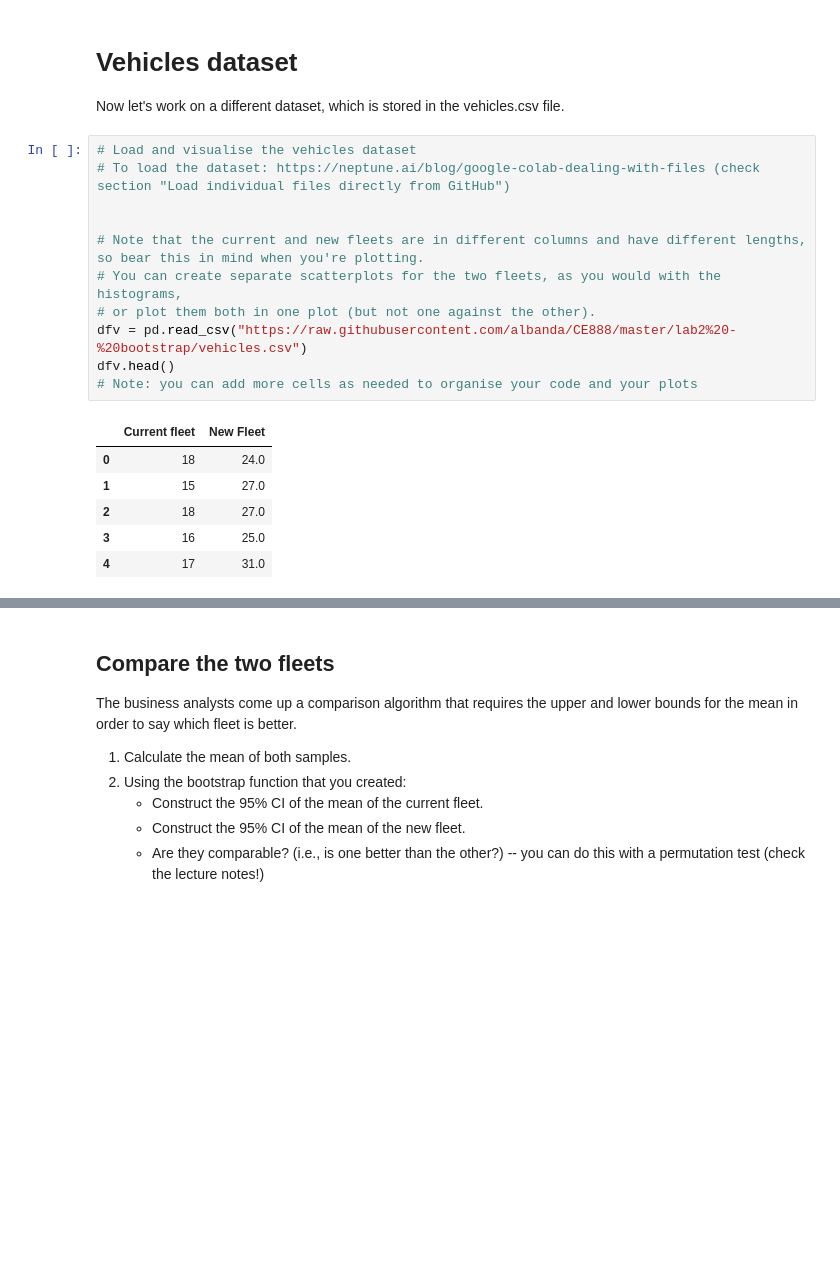
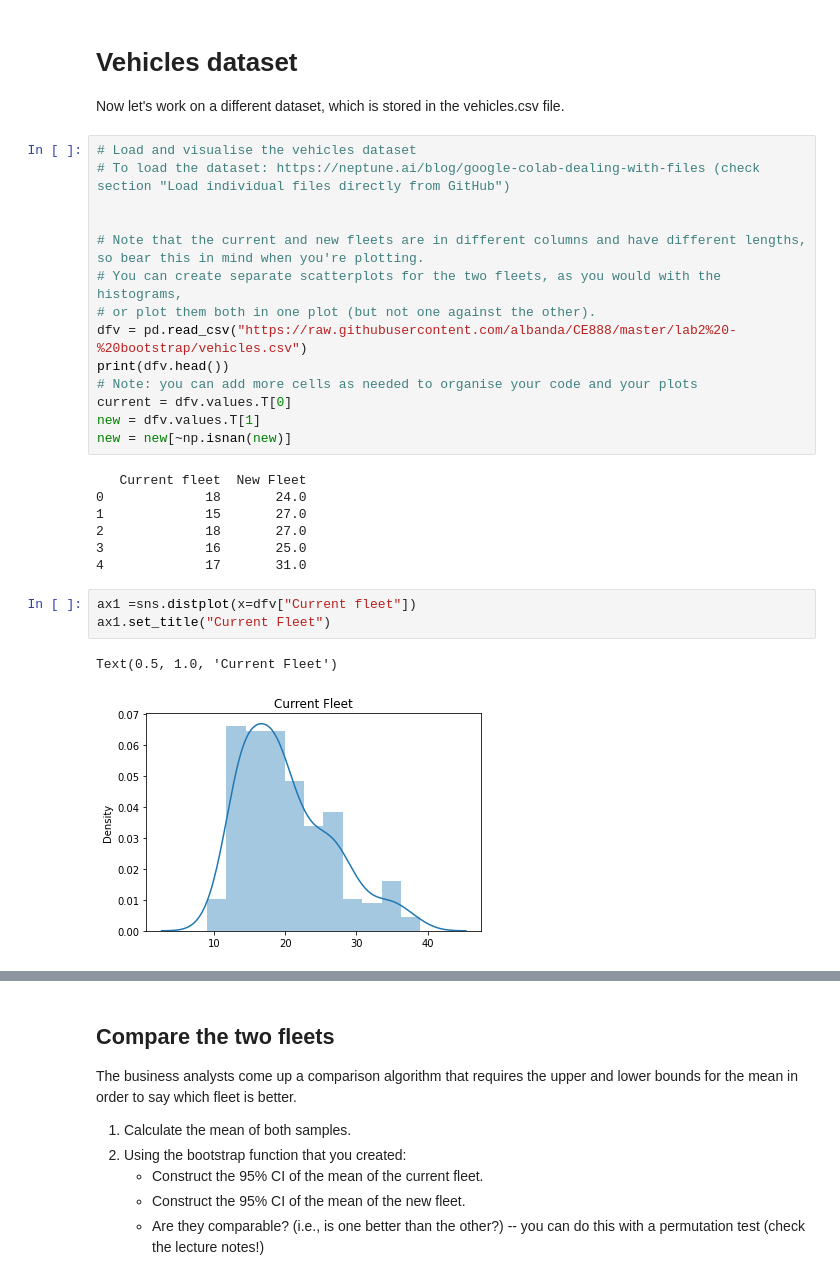
Before and after one commit to heerakesavan/CE888-Data-Science-and-Decision-making, a Jupyter notebook: Lab2/Lab_2_bootstrap_Heera.ipynb, the cells around one changed output, grey strips where cells are left out. Cells and saved outputs as stored; diff of their text form; blank space fills up the shorter version.

```diff
--- a/Lab2/Lab_2_bootstrap_Heera.ipynb
+++ b/Lab2/Lab_2_bootstrap_Heera.ipynb
@@ -111,12 +122,21 @@ Now let's work on a different dataset, which is stored in the vehicles.csv file.
 # You can create separate scatterplots for the two fleets, as you would with the histograms,
 # or plot them both in one plot (but not one against the other).
 dfv = pd.read_csv("https://raw.githubusercontent.com/albanda/CE888/master/lab2%20-%20bootstrap/vehicles.csv")
-dfv.head()
+print(dfv.head())
 # Note: you can add more cells as needed to organise your code and your plots
+current = dfv.values.T[0]
+new = dfv.values.T[1]
+new = new[~np.isnan(new)]
 # %% [output]
-|  | Current fleet | New Fleet |
-| 0 | 18 | 24.0 |
-| 1 | 15 | 27.0 |
-| 2 | 18 | 27.0 |
-| 3 | 16 | 25.0 |
-| 4 | 17 | 31.0 |
+   Current fleet  New Fleet
+0             18       24.0
+1             15       27.0
+2             18       27.0
+3             16       25.0
+4             17       31.0
+# %%
+ax1 =sns.distplot(x=dfv["Current fleet"])
+ax1.set_title("Current Fleet")
+# %% [output]
+Text(0.5, 1.0, 'Current Fleet')
+[figure, added]
```
Also changed, not shown: parts of 34 cells of this notebook.
